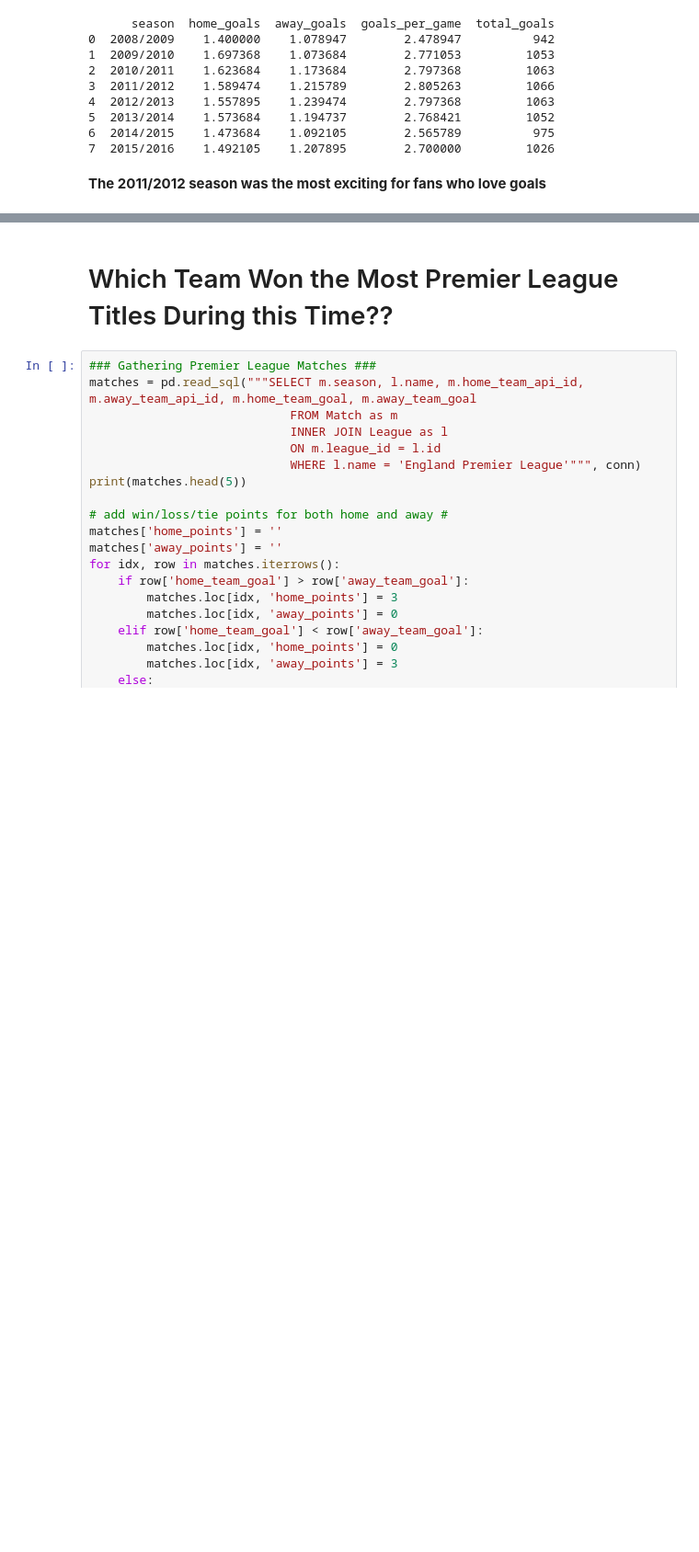
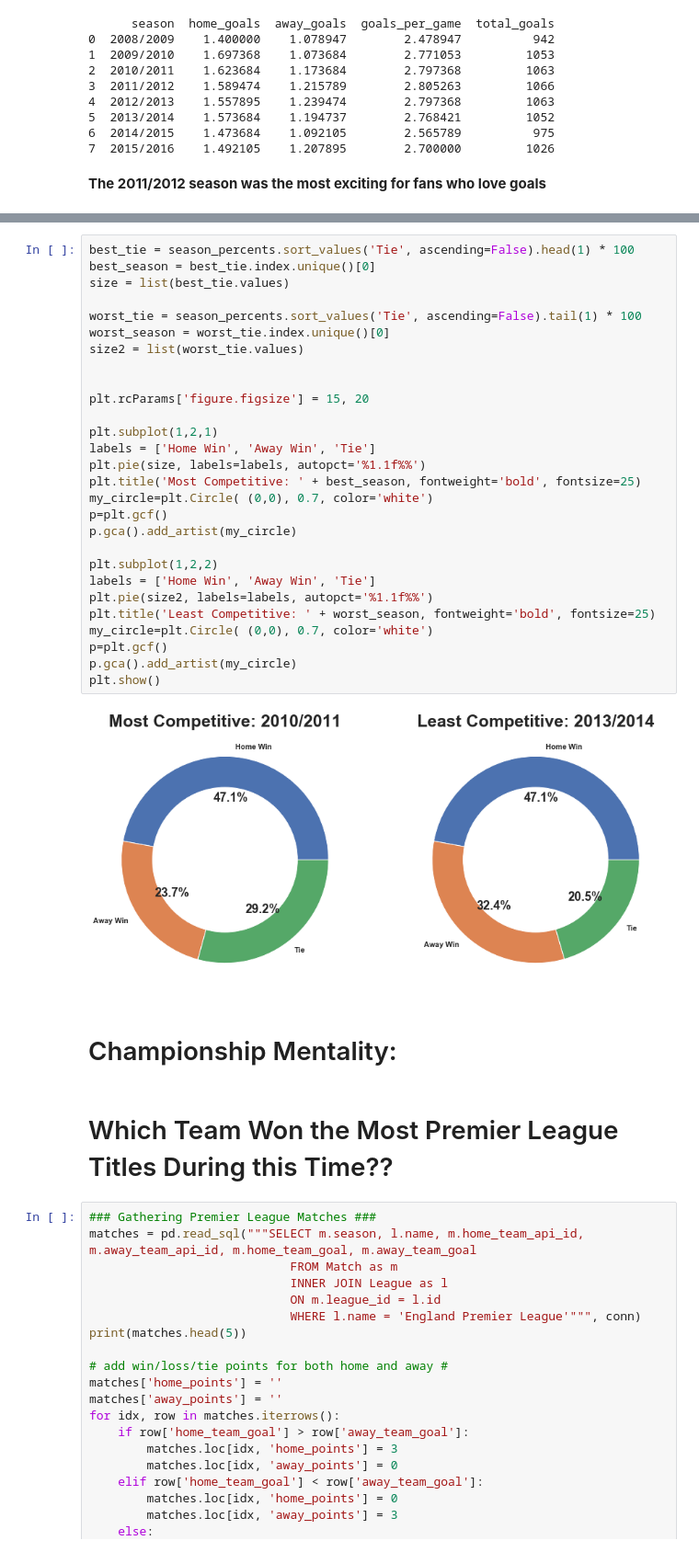
Before and after one commit to RachidRezzik/Euro_Soccer, a Jupyter notebook: Premier_League.ipynb, the cells around one changed output, grey strips where cells are left out. Shown at 92% size. Drawn from its saved outputs; the diff is of its cells as text; blank space fills up the shorter version.

```diff
--- a/Premier_League.ipynb
+++ b/Premier_League.ipynb
@@ -147,3 +231,35 @@ print(english_goals)
+# %%
+best_tie = season_percents.sort_values('Tie', ascending=False).head(1) * 100
+best_season = best_tie.index.unique()[0]
+size = list(best_tie.values)
+
+worst_tie = season_percents.sort_values('Tie', ascending=False).tail(1) * 100
+worst_season = worst_tie.index.unique()[0]
+size2 = list(worst_tie.values)
+
+
+plt.rcParams['figure.figsize'] = 15, 20
+
+plt.subplot(1,2,1)
+labels = ['Home Win', 'Away Win', 'Tie']
+plt.pie(size, labels=labels, autopct='%1.1f%%')
+plt.title('Most Competitive: ' + best_season, fontweight='bold', fontsize=25)
+my_circle=plt.Circle( (0,0), 0.7, color='white')
+p=plt.gcf()
+p.gca().add_artist(my_circle)
+
+plt.subplot(1,2,2)
+labels = ['Home Win', 'Away Win', 'Tie']
+plt.pie(size2, labels=labels, autopct='%1.1f%%')
+plt.title('Least Competitive: ' + worst_season, fontweight='bold', fontsize=25)
+my_circle=plt.Circle( (0,0), 0.7, color='white')
+p=plt.gcf()
+p.gca().add_artist(my_circle)
+plt.show()
+# %% [output]
+[figure, added]
+# %% [markdown]
+# Championship Mentality:
 # %% [markdown]
 # Which Team Won the Most Premier League Titles During this Time??
 # %%
```
Also changed, not shown: parts of 32 cells of this notebook, 1 other file.
